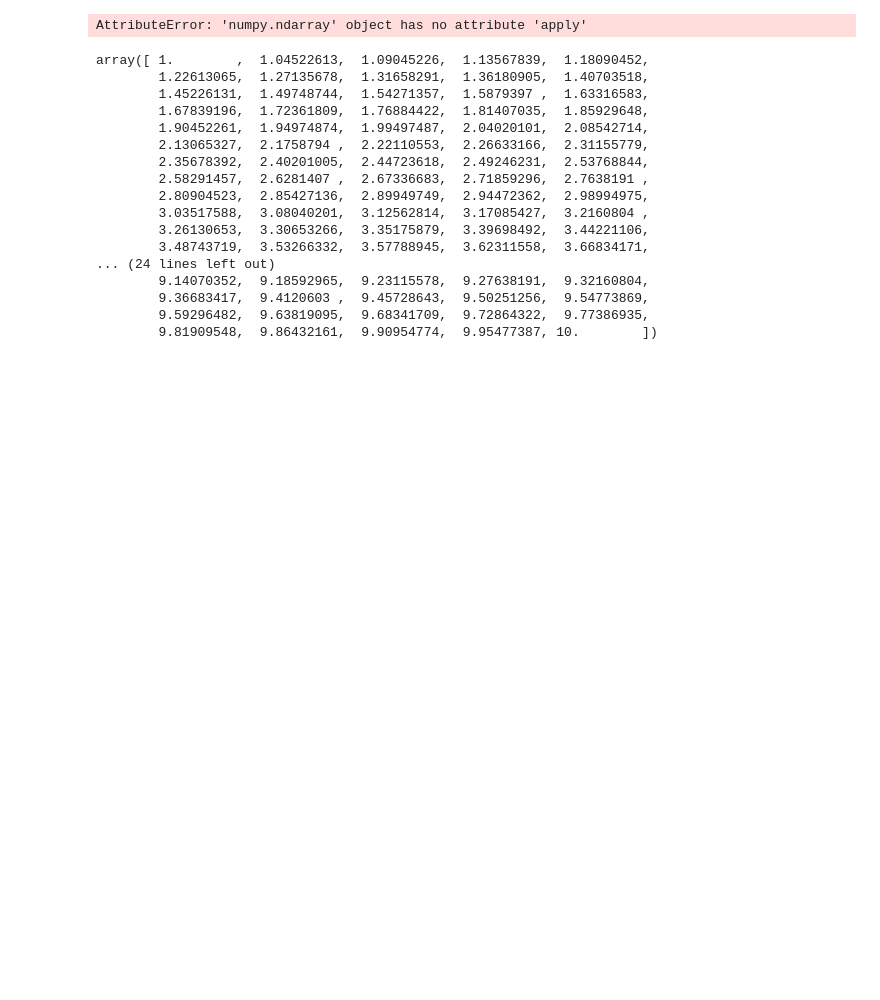
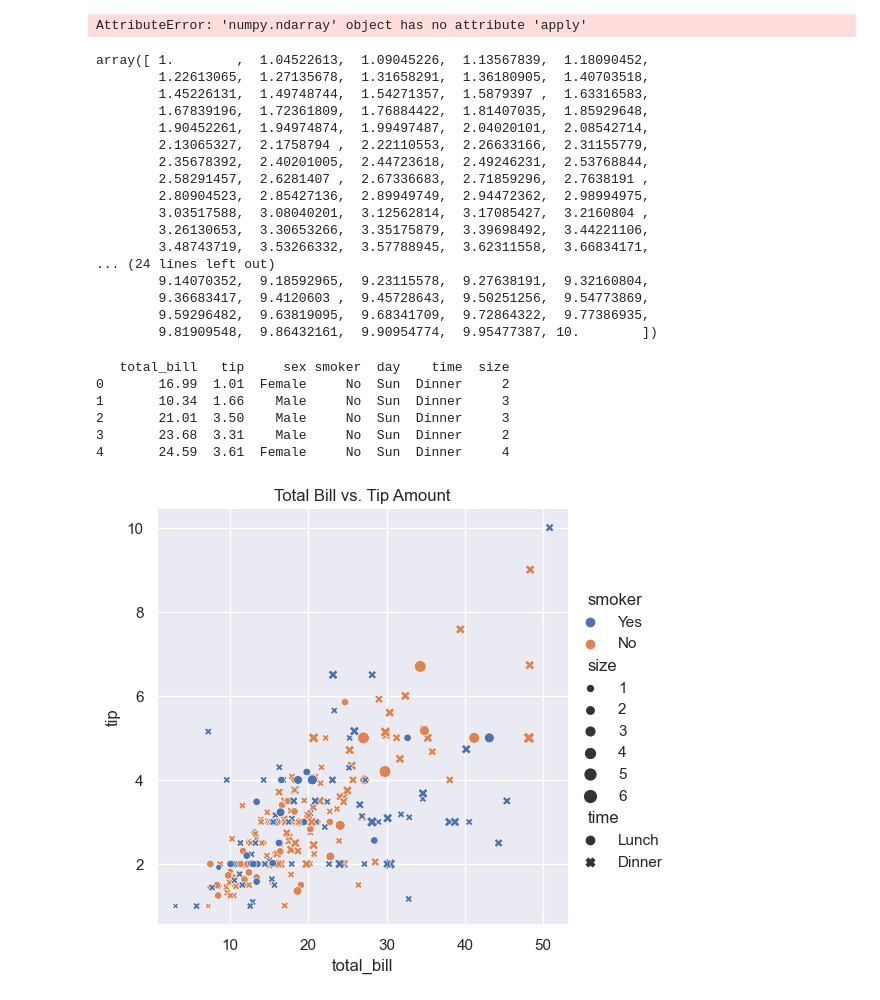
Before and after one commit to ouregan/100daysofpython, a Jupyter notebook: 100DaysofPython/learningpython-checkpoint.ipynb, the cells around one changed output. Cells and saved outputs as stored; diff of their text form; code cells hidden in the pictures; blank space fills up the shorter version.

Commit message:
experimenting with seaborn

```diff
--- a/100DaysofPython/learningpython-checkpoint.ipynb
+++ b/100DaysofPython/learningpython-checkpoint.ipynb
@@ -901,0 +904,36 @@ dataset={
+# %%
+import seaborn as sns
+import matplotlib.pyplot as plt
+import pandas as pd
+import numpy as np
+
+
+sns.set_theme(style="darkgrid")
+
+
+tips = sns.load_dataset("tips")
+
+
+print(tips.head())
+# %% [output]
+   total_bill   tip     sex smoker  day    time  size
+0       16.99  1.01  Female     No  Sun  Dinner     2
+1       10.34  1.66    Male     No  Sun  Dinner     3
+2       21.01  3.50    Male     No  Sun  Dinner     3
+3       23.68  3.31    Male     No  Sun  Dinner     2
+4       24.59  3.61  Female     No  Sun  Dinner     4
+# %%
+sns.relplot(
+    data=tips,
+    x="total_bill",
+    y="tip",
+    hue="smoker",
+    style="time",
+    size="size",
+    kind="scatter"
+)
+
+plt.title("Total Bill vs. Tip Amount")
+plt.show()
+# %% [output]
+[figure, added]
```
Also changed, not shown: parts of 1 cell of this notebook.
